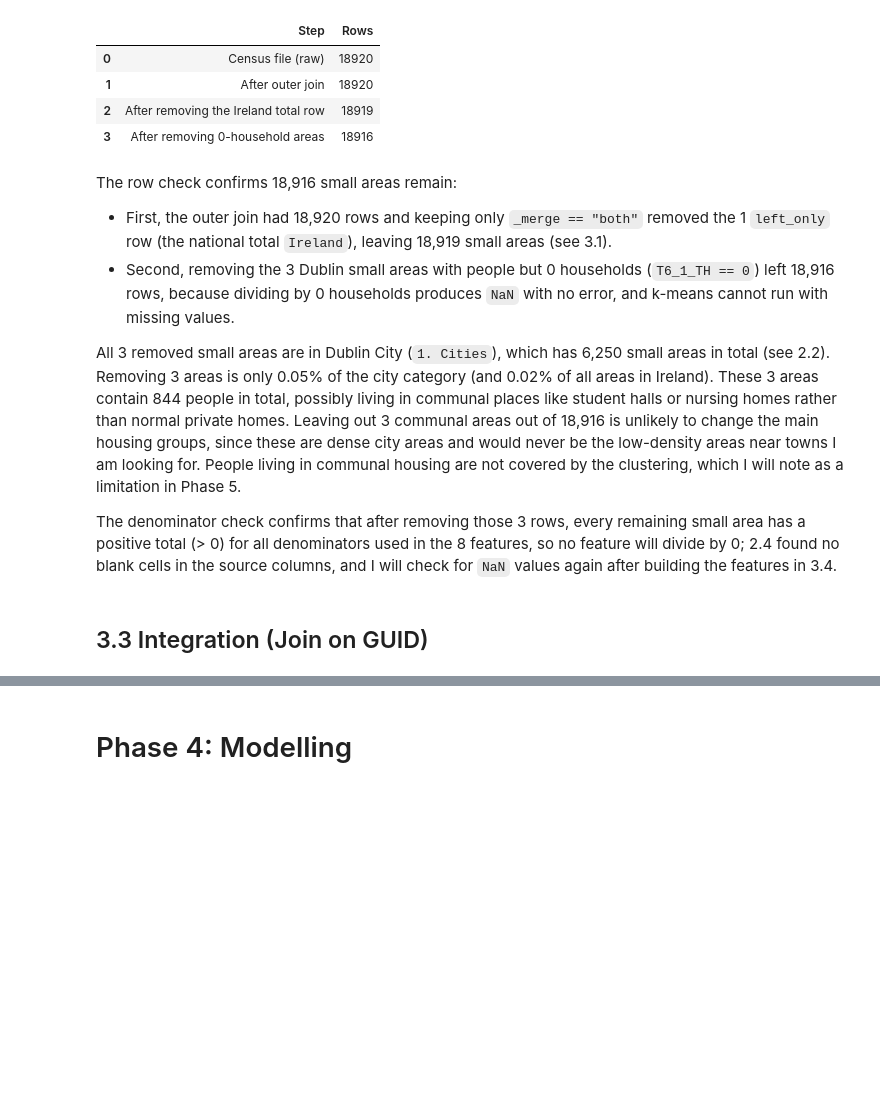
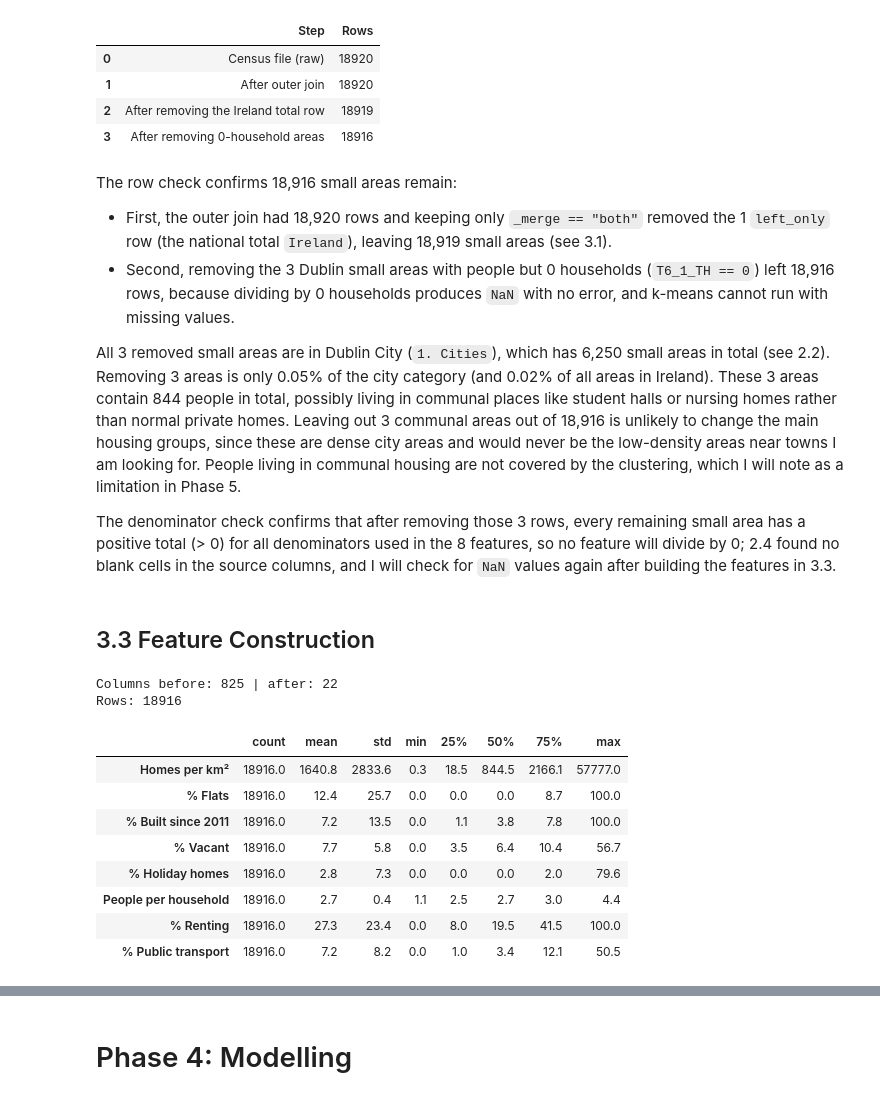
Before and after one commit to SwoopCodes/Data-Analytics_Irish-housing-density, a Jupyter notebook: notebooks/CA2_CRISP_DM_Notebook.ipynb, the cells around one changed output, grey strips where cells are left out. Saved outputs shown, nothing was run; the diff lists cells and outputs as text; code cells hidden in the pictures; blank space fills up the shorter version.

```diff
--- a/notebooks/CA2_CRISP_DM_Notebook.ipynb
+++ b/notebooks/CA2_CRISP_DM_Notebook.ipynb
@@ -815,6 +815,37 @@ The row check confirms 18,916 small areas remain:
 
 All 3 removed small areas are in Dublin City (`1. Cities`), which has 6,250 small areas in total (see 2.2). Removing 3 areas is only 0.05% of the city category (and 0.02% of all areas in Ireland). These 3 areas contain 844 people in total, possibly living in communal places like student halls or nursing homes rather than normal private homes. Leaving out 3 communal areas out of 18,916 is unlikely to change the main housing groups, since these are dense city areas and would never be the low-density areas near towns I am looking for. People living in communal housing are not covered by the clustering, which I will note as a limitation in Phase 5.
 
-The denominator check confirms that after removing those 3 rows, every remaining small area has a positive total (> 0) for all denominators used in the 8 features, so no feature will divide by 0; 2.4 found no blank cells in the source columns, and I will check for `NaN` values again after building the features in 3.4.
+The denominator check confirms that after removing those 3 rows, every remaining small area has a positive total (> 0) for all denominators used in the 8 features, so no feature will divide by 0; 2.4 found no blank cells in the source columns, and I will check for `NaN` values again after building the features in 3.3.
 # %% [markdown]
-## 3.3 Integration (Join on GUID)
+## 3.3 Feature Construction
+# %%
+keep_cols = ["GUID", "GEOGID", "COUNTY_ENGLISH", "UR_Category_Desc", "Area (km²)"] + source_cols
+features_df = prepared[keep_cols].copy()
+print("Columns before:", prepared.shape[1], "| after:", features_df.shape[1])
+print("Rows:", len(features_df))
+
+features_df["Homes per km²"] = features_df["T6_8_T"] / features_df["Area (km²)"]
+features_df["% Flats"] = features_df["T6_1_FA_H"] / features_df["T6_1_TH"] * 100
+features_df["% Built since 2011"] = (features_df["T6_2_11_15H"] + features_df["T6_2_16LH"]) / features_df["T6_2_TH"] * 100
+features_df["% Vacant"] = features_df["T6_8_OVD"] / features_df["T6_8_T"] * 100
+features_df["% Holiday homes"] = features_df["T6_8_UHH"] / features_df["T6_8_T"] * 100
+features_df["People per household"] = features_df["T6_1_TP"] / features_df["T6_1_TH"]
+features_df["% Renting"] = (features_df["T6_3_RPLH"] + features_df["T6_3_RLAH"] + features_df["T6_3_RVCHBH"]) / features_df["T6_3_TH"] * 100
+features_df["% Public transport"] = (features_df["T11_1_BUW"] + features_df["T11_1_TDLW"]) / features_df["T11_1_TW"] * 100
+
+features = ["Homes per km²", "% Flats", "% Built since 2011", "% Vacant",
+            "% Holiday homes", "People per household", "% Renting", "% Public transport"]
+
+features_df[features].describe().round(1).T
+# %% [output]
+Columns before: 825 | after: 22
+Rows: 18916
+|  | count | mean | std | min | 25% | 50% | 75% | max |
+| Homes per km² | 18916.0 | 1640.8 | 2833.6 | 0.3 | 18.5 | 844.5 | 2166.1 | 57777.0 |
+| % Flats | 18916.0 | 12.4 | 25.7 | 0.0 | 0.0 | 0.0 | 8.7 | 100.0 |
+| % Built since 2011 | 18916.0 | 7.2 | 13.5 | 0.0 | 1.1 | 3.8 | 7.8 | 100.0 |
+| % Vacant | 18916.0 | 7.7 | 5.8 | 0.0 | 3.5 | 6.4 | 10.4 | 56.7 |
+| % Holiday homes | 18916.0 | 2.8 | 7.3 | 0.0 | 0.0 | 0.0 | 2.0 | 79.6 |
+| People per household | 18916.0 | 2.7 | 0.4 | 1.1 | 2.5 | 2.7 | 3.0 | 4.4 |
+| % Renting | 18916.0 | 27.3 | 23.4 | 0.0 | 8.0 | 19.5 | 41.5 | 100.0 |
+| % Public transport | 18916.0 | 7.2 | 8.2 | 0.0 | 1.0 | 3.4 | 12.1 | 50.5 |
```
Also changed, not shown: parts of 8 cells of this notebook.
